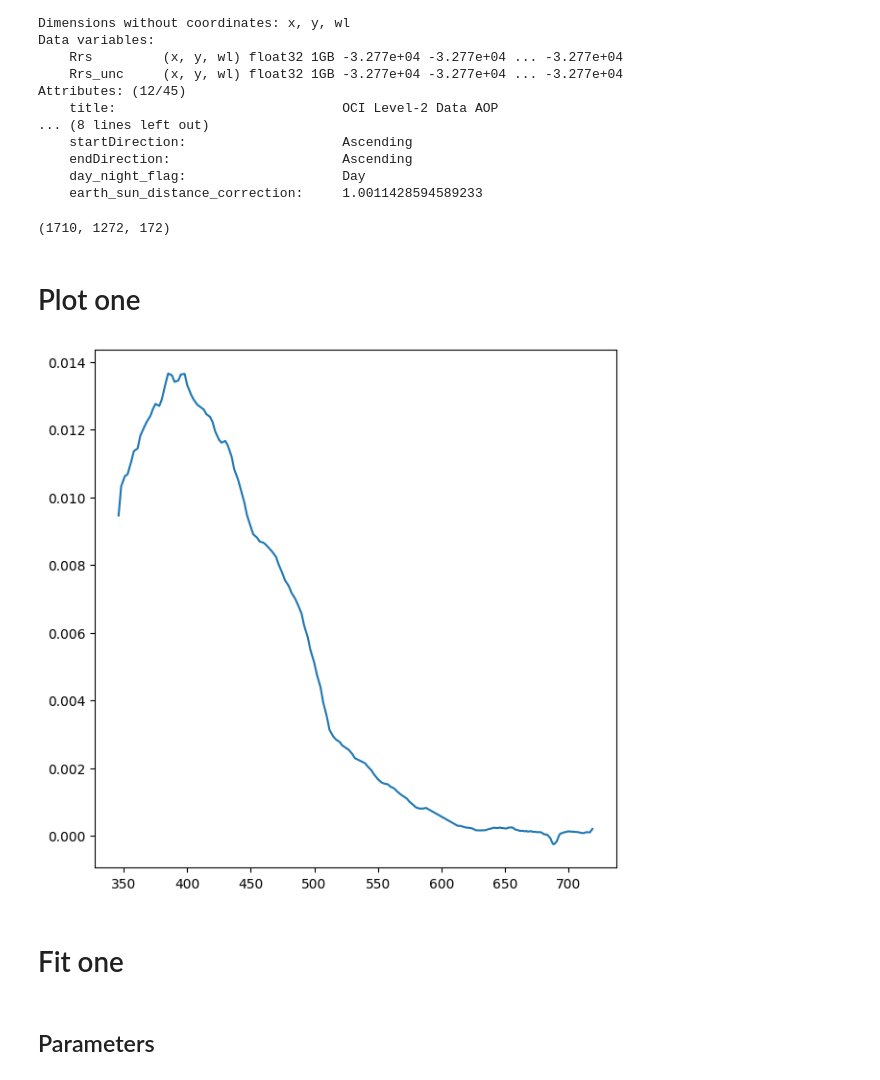
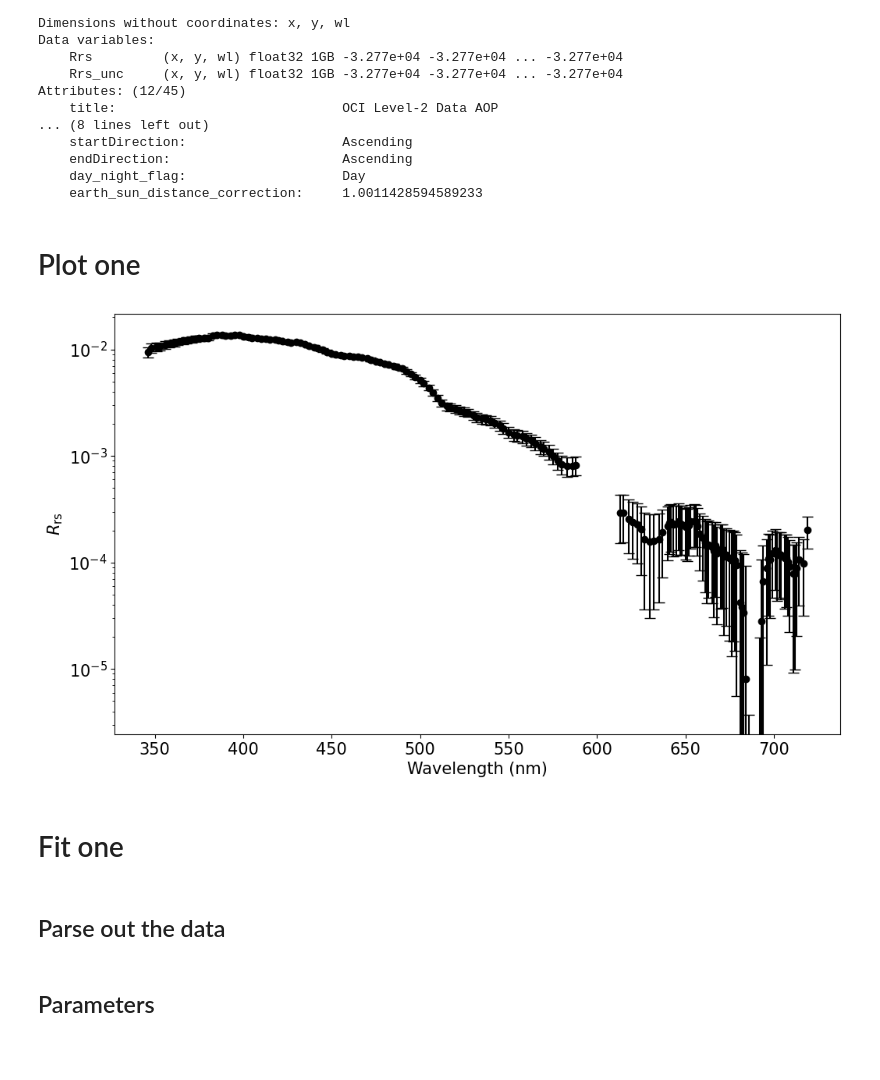
Before and after one commit to ocean-colour/bing, a Jupyter notebook: papers/biomass/Analysis/Fit_PACE.ipynb, the cells around one changed output. Saved outputs shown, nothing was run; the diff lists cells and outputs as text; code cells hidden in the pictures; blank space fills up the shorter version.

```diff
--- a/papers/biomass/Analysis/Fit_PACE.ipynb
+++ b/papers/biomass/Analysis/Fit_PACE.ipynb
@@ -76,20 +78,26 @@ Attributes: (12/45)
     endDirection:                      Ascending
     day_night_flag:                    Day
     earth_sun_distance_correction:     1.0011428594589233
-# %%
-xds.Rrs.shape
-# %% [output]
-(1710, 1272, 172)
 # %% [markdown]
 # Plot one
 # %%
-fig = plt.figure(figsize=(7,7))
+ix,iy = 1000, 200
+fig = plt.figure(figsize=(12,7))
 ax = plt.gca()
 #
-ax.plot(xds.wavelength, xds.Rrs[1000,200,:])
+ax.errorbar(xds.wavelength, xds.Rrs[ix,iy,:], yerr=xds.Rrs_unc[ix,iy,:],
+                color='k',  fmt='o', capsize=5)
+#
+ax.set_yscale('log')
+ax.set_xlabel('Wavelength (nm)')
+ax.set_ylabel(r'$R_{\rm rs}$')
+#
+plotting.set_fontsize(ax, 15.)
 #
 plt.show()
 # %% [output]
-[figure, old version]
+[figure, new version]
 # %% [markdown]
 # Fit one
+# %% [markdown]
+## Parse out the data
```
Also changed, not shown: parts of 7 cells of this notebook.
